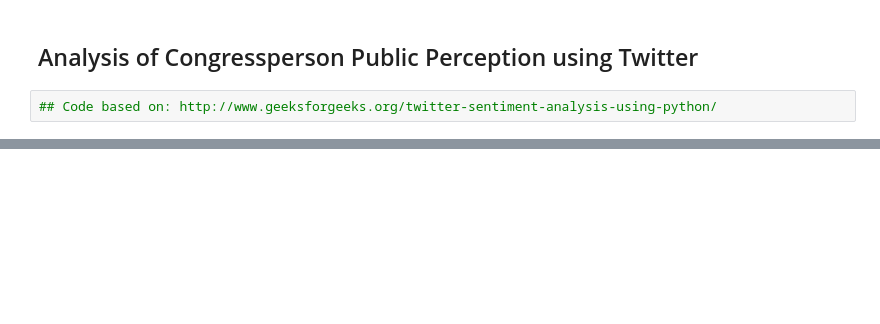
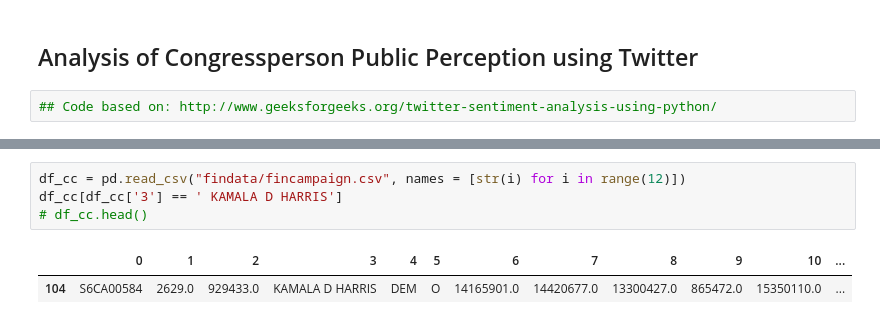
Before and after one commit to mslisa/PoliticalInsights, a Jupyter notebook: Twitter Analysis.ipynb, the cells around one changed output, grey strips where cells are left out. Saved outputs shown, nothing was run; the diff lists cells and outputs as text; blank space fills up the shorter version.

```diff
--- a/Twitter Analysis.ipynb
+++ b/Twitter Analysis.ipynb
@@ -4,0 +13,7 @@
+# %%
+df_cc = pd.read_csv("findata/fincampaign.csv", names = [str(i) for i in range(12)])
+df_cc[df_cc['3'] == ' KAMALA D HARRIS']
+# df_cc.head()
+# %% [output]
+|  | 0 | 1 | 2 | 3 | 4 | 5 | 6 | 7 | 8 | 9 | 10 | ... |
+| 104 | S6CA00584 | 2629.0 | 929433.0 | KAMALA D HARRIS | DEM | O | 14165901.0 | 14420677.0 | 13300427.0 | 865472.0 | 15350110.0 | ... |
```
Also changed, not shown: parts of 28 cells of this notebook, 7 other files.
